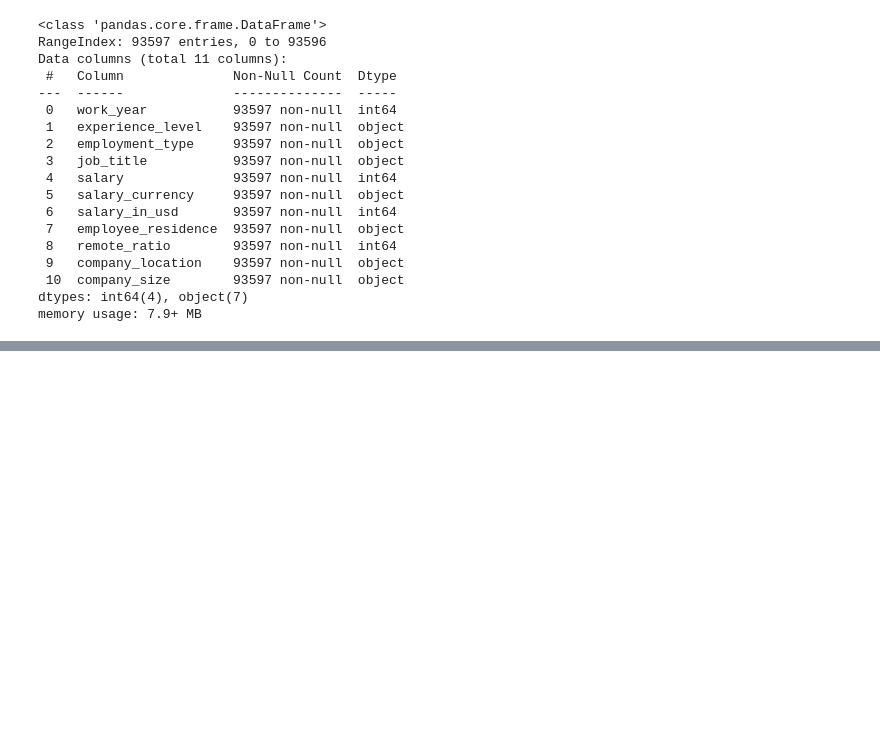
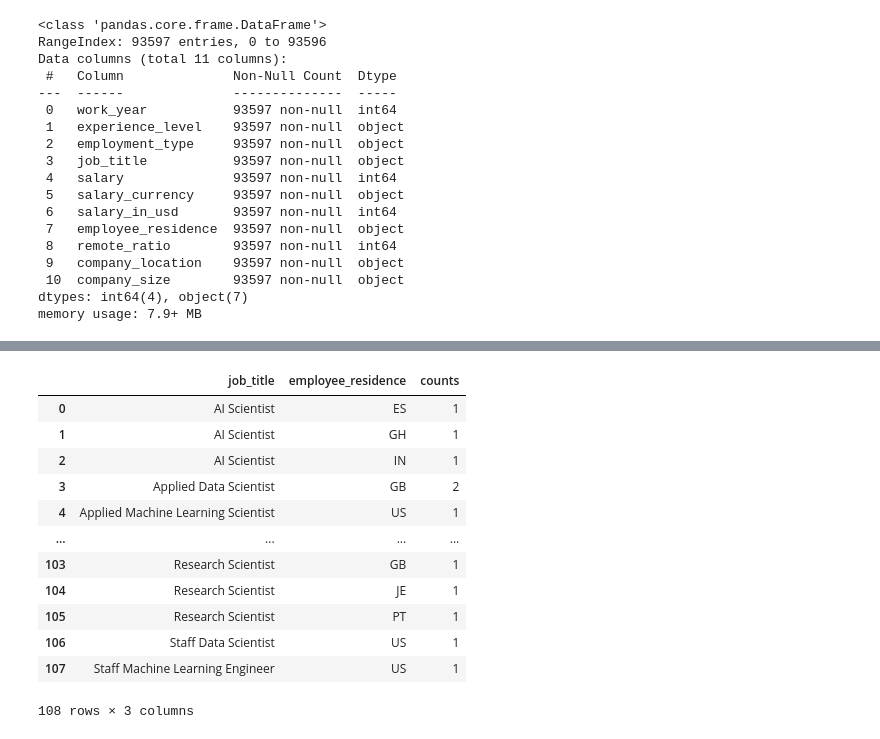
Before and after one commit to Fjmarvalr/Analisis-de-datos-de-Salarios, a Jupyter notebook: analisis.ipynb, the cells around one changed output, grey strips where cells are left out. Drawn from its saved outputs; the diff is of its cells as text; code cells hidden in the pictures; blank space fills up the shorter version.

```diff
--- a/analisis.ipynb
+++ b/analisis.ipynb
@@ -30,0 +198,17 @@ memory usage: 7.9+ MB
+# %%
+#Cuantas personas hay por rol y pais
+df2021.groupby(['job_title', 'employee_residence']).size().reset_index(name='counts')
+# %% [output]
+|  | job_title | employee_residence | counts |
+| 0 | AI Scientist | ES | 1 |
+| 1 | AI Scientist | GH | 1 |
+| 2 | AI Scientist | IN | 1 |
+| 3 | Applied Data Scientist | GB | 2 |
+| 4 | Applied Machine Learning Scientist | US | 1 |
+| ... | ... | ... | ... |
+| 103 | Research Scientist | GB | 1 |
+| 104 | Research Scientist | JE | 1 |
+| 105 | Research Scientist | PT | 1 |
+| 106 | Staff Data Scientist | US | 1 |
+| 107 | Staff Machine Learning Engineer | US | 1 |
+108 rows × 3 columns
```
Also changed, not shown: parts of 20 cells of this notebook, 2 other files.
